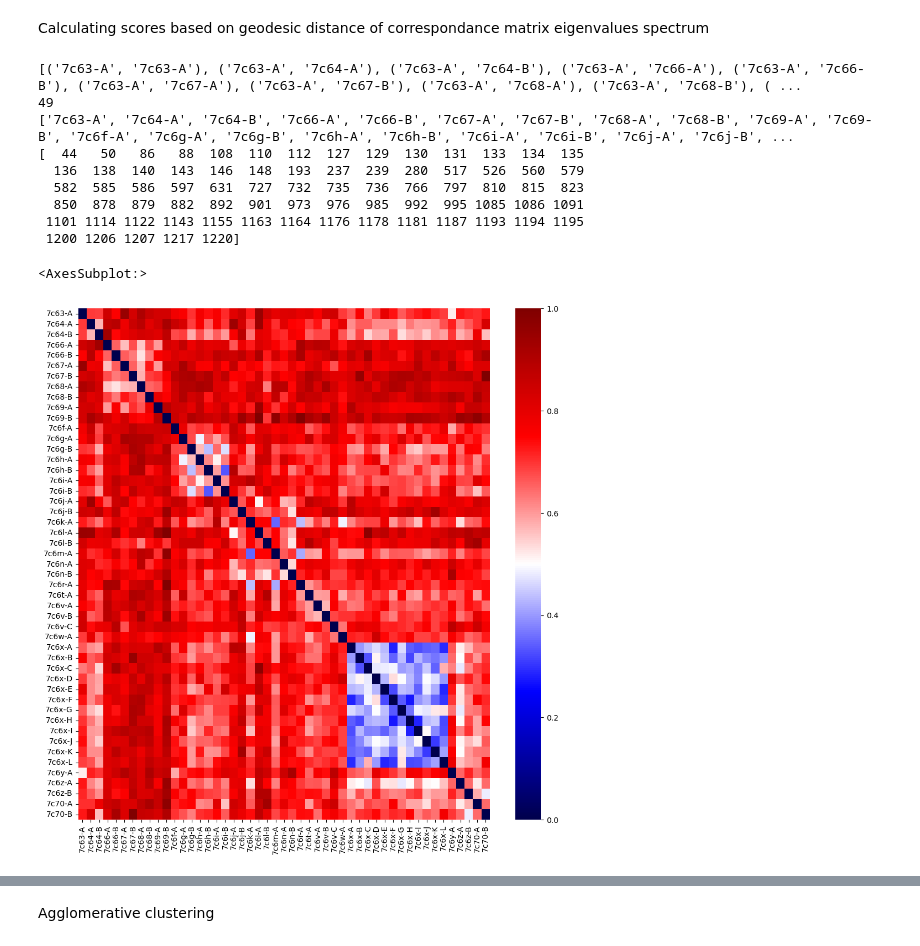
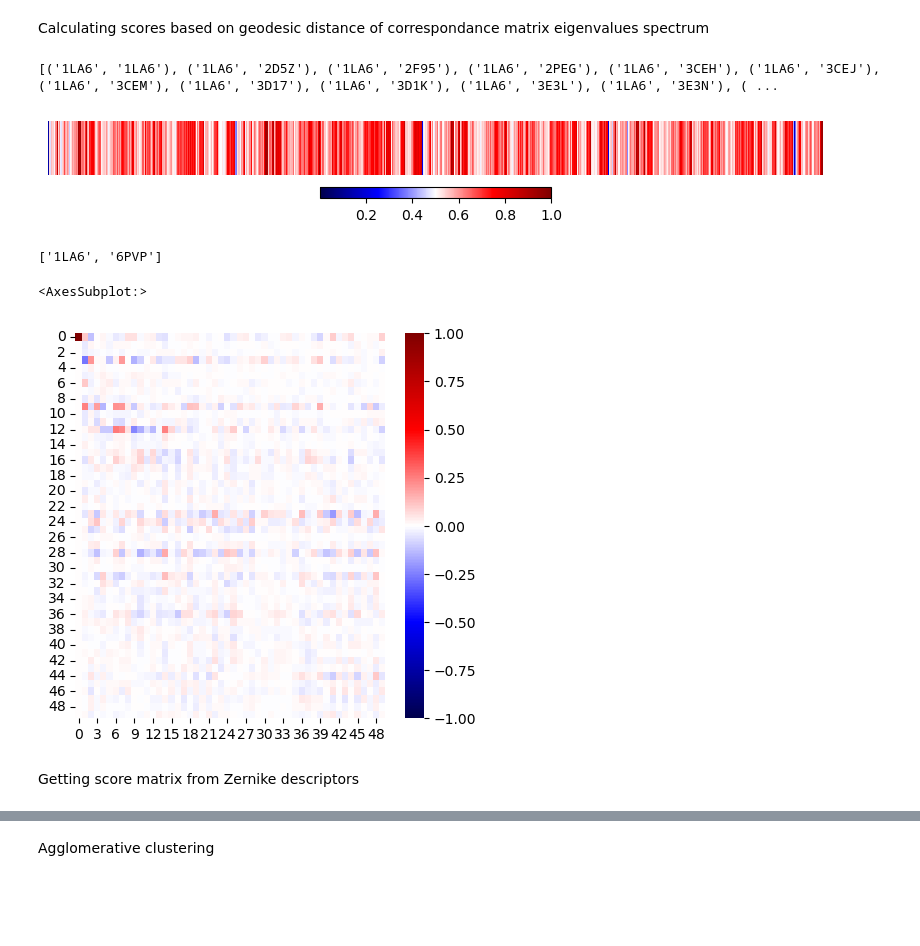
Before and after one commit to PDBe-KB/pdbe_shape_retrieval, a Jupyter notebook: shape_utils/example-shape.ipynb, the cells around one changed output, grey strips where cells are left out. Cells and saved outputs as stored; diff of their text form; code cells hidden in the pictures; blank space fills up the shorter version.

Commit message:
changes to Zernike and jupyter notebook

```diff
--- a/shape_utils/example-shape.ipynb
+++ b/shape_utils/example-shape.ipynb
@@ -338,11 +343,13 @@ import os
 import seaborn as sns
 from matplotlib import pyplot as plt
 
-FM_csv_files_path = '/Users/gdiazleines/results/shape-retrieval/benchmarking/mono_protein_conformers/output_csv_files/3UNPaccs/FM_files_3UNPaccs'
-#FM_csv_files_list = open('/Users/gdiazleines/results/shape-retrieval/benchmarking/mono_protein_conformers/output_csv_files/Q53W80/FM_csv/list_csv.txt')
+FM_csv_files_path ='/Users/gdiazleines/results/shape-retrieval/benchmarking/complexes/outputs/output_pairs/output_pairs'
+list_entries = open('/Users/gdiazleines/results/shape-retrieval/benchmarking/complexes/outputs/output_pairs/output_pairs/list_test.txt')
+
+#FM_csv_files_path = '/Users/gdiazleines/results/shape-retrieval/benchmarking/mono_protein_conformers/output_csv_files/3UNPaccs/FM_files_3UNPaccs'
 #list_entries = open('/Users/gdiazleines/results/shape-retrieval/benchmarking/mono_protein_conformers/output_csv_files/3UNPaccs/FM_files_3UNPaccs/list_entries.txt')
-list_entries = open('/Users/gdiazleines/results/shape-retrieval/benchmarking/mono_protein_conformers/output_csv_files/list_entries_Q53W80.txt')
-#list_entries = open('/Users/gdiazleines/results/shape-retrieval/benchmarking/mono_protein_conformers/output_csv_files/Q53W80/clusters_ward/cluster1.txt')
+#list_entries = open('/Users/gdiazleines/results/shape-retrieval/benchmarking/mono_protein_conformers/output_csv_files/list_entries_P71447.txt')
+
 #FM_csv_data = FM_csv_files_list.read().splitlines()
 entry_labels = list_entries.read().splitlines()
 pairs_entries = get_pairs (entry_labels)
@@ -352,14 +359,16 @@ axes_labels = []
 
 dim = len(entry_labels)
 print(dim)
-
+entries_names = []
 for pair in pairs_entries:
     file_name = '{}_{}_FM.csv'.format(pair[0],pair[1])
     file_FM = os.path.join(FM_csv_files_path,file_name)
-    with open(file_FM) as csvfile:
-        FM = list(csv.reader(csvfile))
-        FM = np.asarray(FM, dtype=float)
-    FM_matrices.append(FM)
+    if os.path.exists(file_FM):
+        with open(file_FM) as csvfile:
+            FM = list(csv.reader(csvfile))
+            FM = np.asarray(FM, dtype=float)
+        FM_matrices.append(FM)
+        entries_names.append([pair[0],pair[1]])
 
 for label in entry_labels:
     axes_labels.append(label)
@@ -379,54 +388,57 @@ for i in range(len(FM_matrices)):
     eigenvalues_FM = np.linalg.eigvals(FM_matrices[i])
     eigenvalues_FM_matrices.append(np.real(eigenvalues_FM))
     #plot_array(np.real(eigenvalues_FM))
 
     result = np.sqrt(np.sum(np.log(np.absolute(np.real(eigenvalues_FM))) ** 2))
 
     scores_FM.append(result)
 
 norm_scores = scores_FM/np.max(scores_FM)
 # Define the range
 lower_bound = 0.5
 upper_bound = 0.6
 
 # Filter elements within the range using list comprehension
 #filtered_array = [x for x in norm_scores if lower_bound <= x <= upper_bound]
 indexes = np.where((norm_scores >= lower_bound) & (norm_scores <= upper_bound))[0]
 print(indexes)
 
 
 eigenvalues_stack = np.stack(eigenvalues_FM_matrices)
 df = pd.DataFrame(eigenvalues_stack, columns = [f'lambda_{i}' for i in range(eigenvalues_stack.shape[1])])
 df.head()
 
 
 
 
-sym_matrix = np.zeros((dim, dim))
-row, col = np.triu_indices(dim)  # Upper triangular indices
-sym_matrix[row, col] = scores_FM
-sym_matrix[col, row] = scores_FM
+#sym_matrix = np.zeros((dim, dim))
+#row, col = np.triu_indices(dim)  # Upper triangular indices
+#sym_matrix[row, col] = scores_FM
+#sym_matrix[col, row] = scores_FM
 
 #Normalise with the maximum value of the score matrix
-maximum_score = sym_matrix.max()
-sym_matrix = np.divide(sym_matrix, maximum_score)
-fig, (ax1) = plt.subplots(1, figsize=(12, 12))
-sns.heatmap(sym_matrix,ax=ax1, vmin=0,vmax=1.0, cmap ='seismic',xticklabels=axes_labels,yticklabels=axes_labels)
+#maximum_score = sym_matrix.max()
+#maximum_score = 1.0
+#sym_matrix = np.divide(sym_matrix, maximum_score)
+#fig, (ax1) = plt.subplots(1, figsize=(12, 12))
+#sns.heatmap(sym_matrix,ax=ax1, vmin=0,vmax=1.0, cmap ='seismic',xticklabels=axes_labels,yticklabels=axes_labels)
 
-#plt.figure(figsize=(10, 1))  # adjust the size as needed
-#plt.imshow([scores_FM], aspect='auto', cmap='seismic')  # 'viridis' is an example colormap
-#plt.colorbar(orientation='horizontal')  # Add a colorbar
-#plt.axis('off')  # Turn off the axis
-#plt.show()
+plt.figure(figsize=(10, 1))  # adjust the size as needed
+plt.imshow([norm_scores], aspect='auto', cmap='seismic')  # 'viridis' is an example colormap
+plt.colorbar(orientation='horizontal')  # Add a colorbar
+plt.axis('off')  # Turn off the axis
+plt.show()
+
+FM = FM_matrices[90]
+print(entries_names[90])
+
+fig, (ax1) = plt.subplots(1, figsize=(5, 5))
+sns.heatmap(FM,ax=ax1,vmax=1.0,vmin=-1.0,cmap='seismic')
 # %% [output]
-[('7c63-A', '7c63-A'), ('7c63-A', '7c64-A'), ('7c63-A', '7c64-B'), ('7c63-A', '7c66-A'), ('7c63-A', '7c66-B'), ('7c63-A', '7c67-A'), ('7c63-A', '7c67-B'), ('7c63-A', '7c68-A'), ('7c63-A', '7c68-B'), ( ...
-49
-['7c63-A', '7c64-A', '7c64-B', '7c66-A', '7c66-B', '7c67-A', '7c67-B', '7c68-A', '7c68-B', '7c69-A', '7c69-B', '7c6f-A', '7c6g-A', '7c6g-B', '7c6h-A', '7c6h-B', '7c6i-A', '7c6i-B', '7c6j-A', '7c6j-B', ...
-[  44   50   86   88  108  110  112  127  129  130  131  133  134  135
-  136  138  140  143  146  148  193  237  239  280  517  526  560  579
-  582  585  586  597  631  727  732  735  736  766  797  810  815  823
-  850  878  879  882  892  901  973  976  985  992  995 1085 1086 1091
- 1101 1114 1122 1143 1155 1163 1164 1176 1178 1181 1187 1193 1194 1195
- 1200 1206 1207 1217 1220]
+[('1LA6', '1LA6'), ('1LA6', '2D5Z'), ('1LA6', '2F95'), ('1LA6', '2PEG'), ('1LA6', '3CEH'), ('1LA6', '3CEJ'), ('1LA6', '3CEM'), ('1LA6', '3D17'), ('1LA6', '3D1K'), ('1LA6', '3E3L'), ('1LA6', '3E3N'), ( ...
+[figure, new version]
-<AxesSubplot:>
+['1LA6', '6PVP']
-[figure, old version]
+<AxesSubplot:>
+[figure, added]
+# %% [markdown]
+Getting score matrix from Zernike descriptors
```
Also changed, not shown: parts of 9 cells of this notebook, 26 other files.
